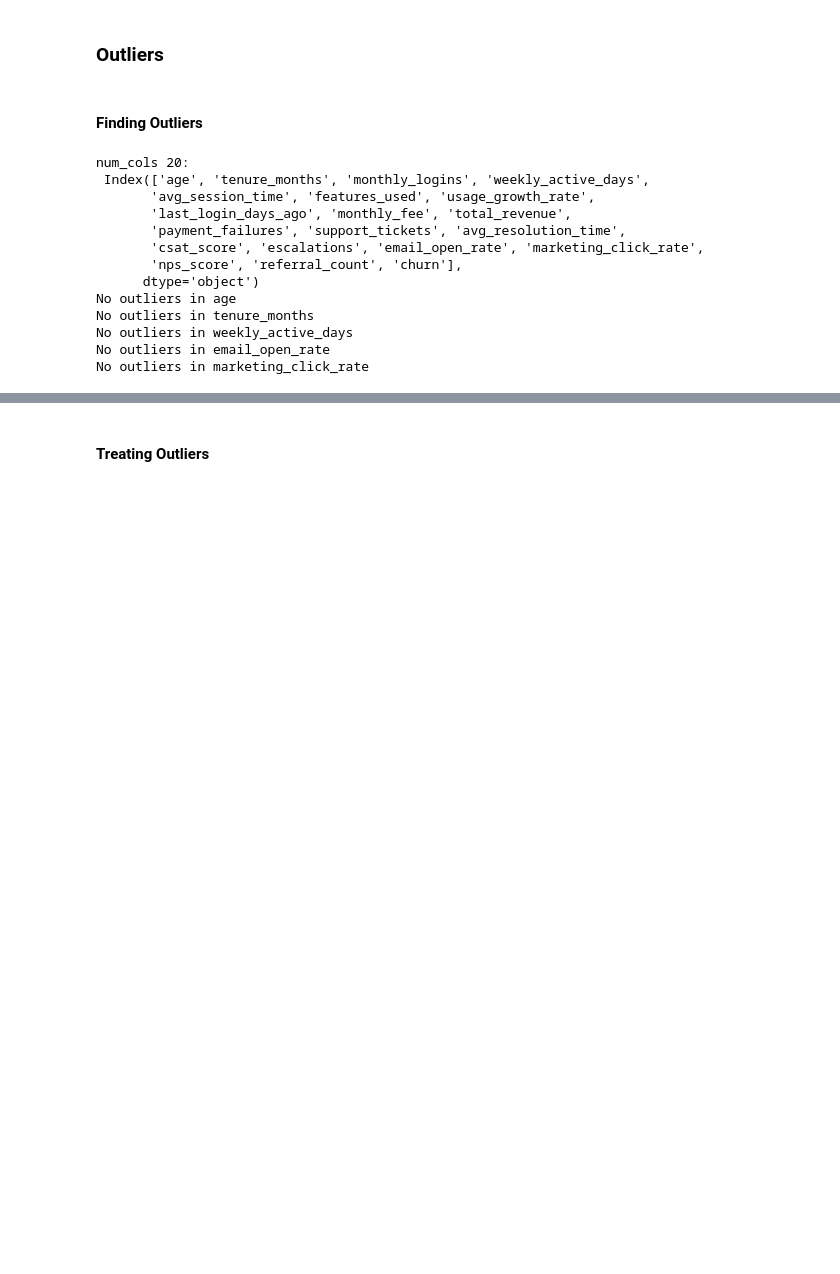
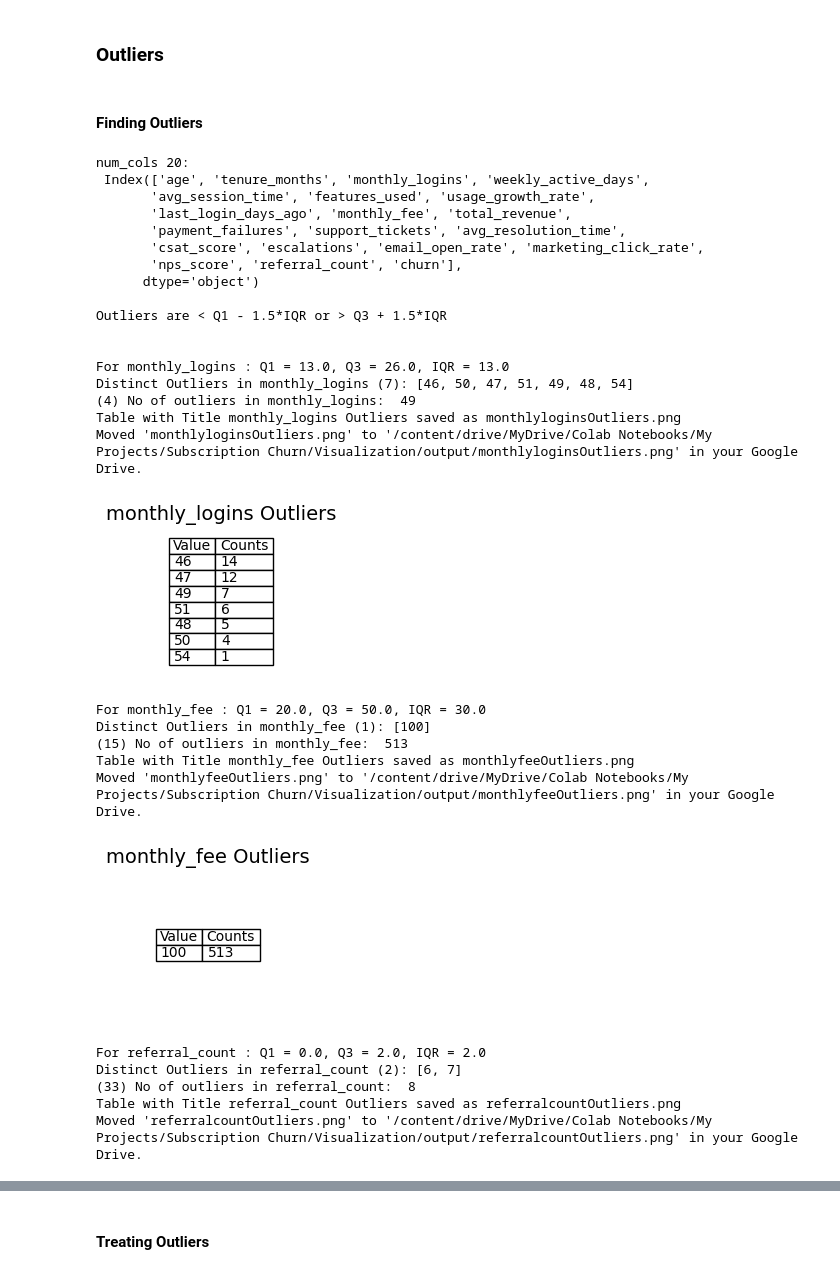
Before and after one commit to tsbawa61/Machine-Learning, a Jupyter notebook: FinalChurn.ipynb, the cells around one changed output, grey strips where cells are left out. Cells and saved outputs as stored; diff of their text form; code cells hidden in the pictures; blank space fills up the shorter version.

```diff
--- a/FinalChurn.ipynb
+++ b/FinalChurn.ipynb
@@ -1391,47 +1358,89 @@ print(f"({len(df_encoded.columns)})",df_encoded.columns)
 import pandas as pd
 dfOutliers = pd.DataFrame(columns=['Features', 'Outlier Count'])
 
 # Finding Outliers
 num_cols = df.select_dtypes(include=['number']).columns
 print(f"num_cols {len(num_cols)}:\n" , num_cols)
 i=0
+no_outliers=[]
+prev_outliers=False
+print("\nOutliers are < Q1 - 1.5*IQR or > Q3 + 1.5*IQR ")
 for col in num_cols:
   # print(col)
   Q1 = df[col].quantile(0.25)
   Q3 = df[col].quantile(0.75)
   IQR = Q3 - Q1
   outliers = df[(df[col] < Q1 - 1.5*IQR) | (df[col] > Q3 + 1.5*IQR)]
+  i+=1
+  if i >= 1:
+      exit
   # print(type(outliers),outliers)
   if len(outliers) > 0:
     i+=1
-    #print(f"({i}) No of outliers in {col}: ", len(outliers))
+    # print(outliers)
+    prev_outliers=False
     # Adding a row at the next available index
     dfOutliers.loc[len(dfOutliers)] = [col, len(outliers)]
-    # print(outliers[col].unique().tolist()) # Corrected line
-    # counts = df[col].value_counts()
-    # print('Summary : \n', counts)
-    # outliers.value_counts().plot(kind='bar')
-    # plt.title(f"Outliers in {col}")
-    # plt.show()
-    # outliers[col].count().plot(kind='bar')
-    # plt.title(f"Outliers in {col}")
-    # plt.show()
-    # if i == 1:
+    # if i >= 1:
     #   exit
+    if col in ['monthly_fee', 'referral_count', 'monthly_logins'] : #
+      print(f"\n\nFor {col} : Q1 = {Q1}, Q3 = {Q3}, IQR = {IQR}")
+      print(f"Distinct Outliers in {col} ({len(outliers[col].unique())}):", outliers[col].unique().tolist())
+      print(f"({i}) No of outliers in {col}: ", len(outliers))
+
+      counts = df[col].value_counts()
+      # print(type(counts), counts.shape)
+      # print(f'Summary of Counts in {col} : \n', counts)
+      df_tmp = counts.reset_index()
+      df_tmp.columns = ["Value", 'Counts']
+      tableToImage(df_tmp.tail(len(outliers[col].unique())),f"{col} Outliers",1,2, destination_folder=folder_visualization_output )
+      # # outliers.value_counts().plot(kind='bar')
+      # plt.title(f"Outliers in {col}")
+      # plt.show()
+      # outliers[col].count().plot(kind='bar')
+      # plt.title(f"Outliers in {col}")
+      # plt.show()
+        # exit
 
   else:
-    print(f"No outliers in {col}")
+      no_outliers.append(col)
+      # if prev_outliers:
+    #   print(f" , {col}", end ="")
+    # else:
+    #   print(f"\nNo outliers in {col}", end ="")
+    #   prev_outliers=True
+
+
+# print(f"Features with no outlier: {len(no_outliers)} : {no_outliers}")
+# leftOut=leftoverAminusB(num_cols,no_outliers)
+# print(f"Features with outliers: {len(leftOut)} : {leftOut}")
 # %% [output]
 num_cols 20:
  Index(['age', 'tenure_months', 'monthly_logins', 'weekly_active_days',
        'avg_session_time', 'features_used', 'usage_growth_rate',
        'last_login_days_ago', 'monthly_fee', 'total_revenue',
        'payment_failures', 'support_tickets', 'avg_resolution_time',
        'csat_score', 'escalations', 'email_open_rate', 'marketing_click_rate',
        'nps_score', 'referral_count', 'churn'],
       dtype='object')
-No outliers in age
-No outliers in tenure_months
-No outliers in weekly_active_days
-No outliers in email_open_rate
-No outliers in marketing_click_rate
+
+Outliers are < Q1 - 1.5*IQR or > Q3 + 1.5*IQR
+
+
+For monthly_logins : Q1 = 13.0, Q3 = 26.0, IQR = 13.0
+Distinct Outliers in monthly_logins (7): [46, 50, 47, 51, 49, 48, 54]
+(4) No of outliers in monthly_logins:  49
+Table with Title monthly_logins Outliers saved as monthlyloginsOutliers.png
+Moved 'monthlyloginsOutliers.png' to '/content/drive/MyDrive/Colab Notebooks/My Projects/Subscription Churn/Visualization/output/monthlyloginsOutliers.png' in your Google Drive.
+[figure, added]
+For monthly_fee : Q1 = 20.0, Q3 = 50.0, IQR = 30.0
+Distinct Outliers in monthly_fee (1): [100]
+(15) No of outliers in monthly_fee:  513
+Table with Title monthly_fee Outliers saved as monthlyfeeOutliers.png
+Moved 'monthlyfeeOutliers.png' to '/content/drive/MyDrive/Colab Notebooks/My Projects/Subscription Churn/Visualization/output/monthlyfeeOutliers.png' in your Google Drive.
+[figure, added]
+For referral_count : Q1 = 0.0, Q3 = 2.0, IQR = 2.0
+Distinct Outliers in referral_count (2): [6, 7]
+(33) No of outliers in referral_count:  8
+Table with Title referral_count Outliers saved as referralcountOutliers.png
+Moved 'referralcountOutliers.png' to '/content/drive/MyDrive/Colab Notebooks/My Projects/Subscription Churn/Visualization/output/referralcountOutliers.png' in your Google Drive.
```
Also changed, not shown: parts of 46 cells of this notebook.
